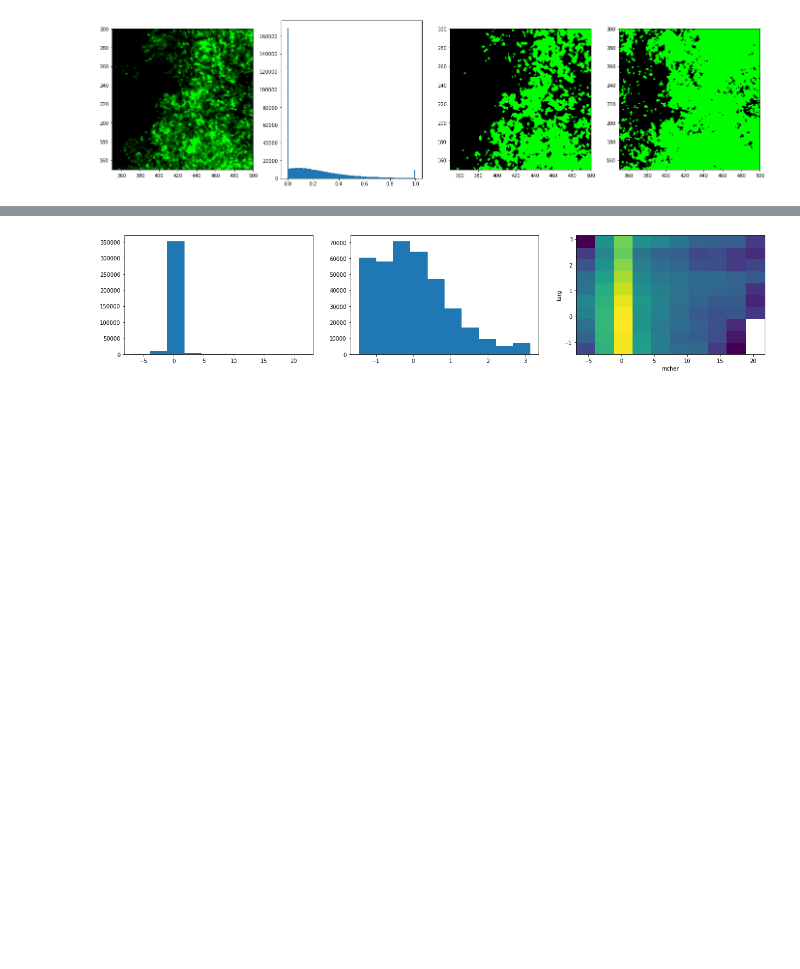
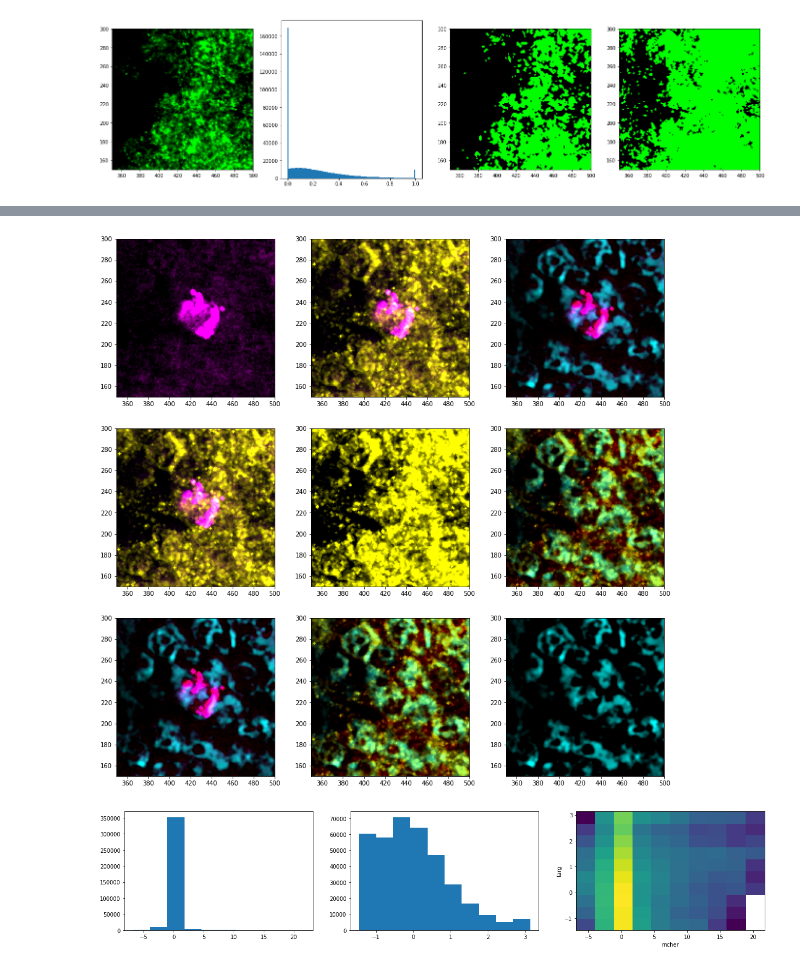
Before and after one commit to dtabuena/Images, a Jupyter notebook: Analyzing_Confocal.ipynb, the cells around one changed output, grey strips where cells are left out. Saved outputs shown, nothing was run; the diff lists cells and outputs as text; code cells hidden in the pictures; blank space fills up the shorter version.

```diff
--- a/Analyzing_Confocal.ipynb
+++ b/Analyzing_Confocal.ipynb
@@ -229,0 +234,21 @@ WARNING:matplotlib.image:Clipping input data to the valid range for imshow with
+# %%
+blanks = np.zeros_like(neuronal_mcherry)
+neuronal_mcherry_rgb = np.stack([ neuronal_mcherry, blanks, blanks],axis = -2)
+neuronal_target_rgb = np.stack([blanks, neuronal_target, blanks ],axis = -2)
+neuronal_neun_rgb = np.stack([blanks, blanks, neuronal_neun ],axis = -2)
+
+im_list = [neuronal_mcherry_rgb, neuronal_target_rgb, neuronal_neun_rgb]
+
+fig,ax =plt.subplots(3,3,figsize = [16,16])
+for im_i in range(len(im_list)):
+    for im_i2 in range(len(im_list)):
+        im_merge = im_list[im_i] + im_list[im_i2]
+        im_merge = rgb_cmy(im_merge)*2
+        ax[im_i,im_i2].imshow(im_merge[:,:,:,sp])
+
+
+for ai in ax.flatten():
+    ai.set_xlim(350,500)
+    ai.set_ylim(150,300)
+plt.show()
+# %% [output]
@@ -229,0 +264 @@ WARNING:matplotlib.image:Clipping input data to the valid range for imshow with
+[figure, added]
```
Also changed, not shown: parts of 4 cells of this notebook.
